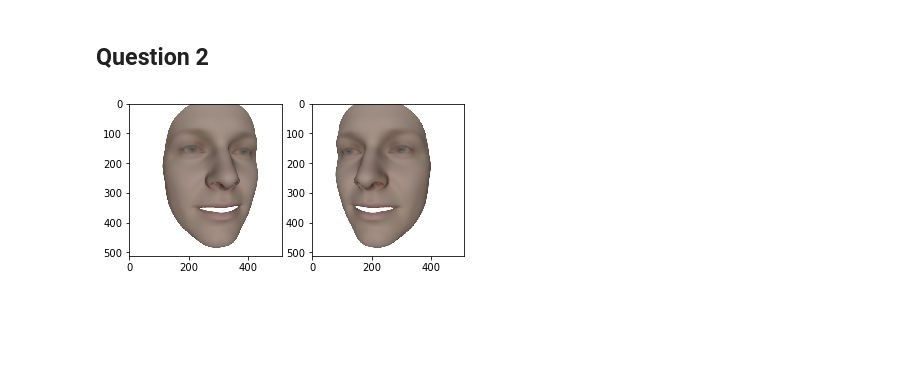
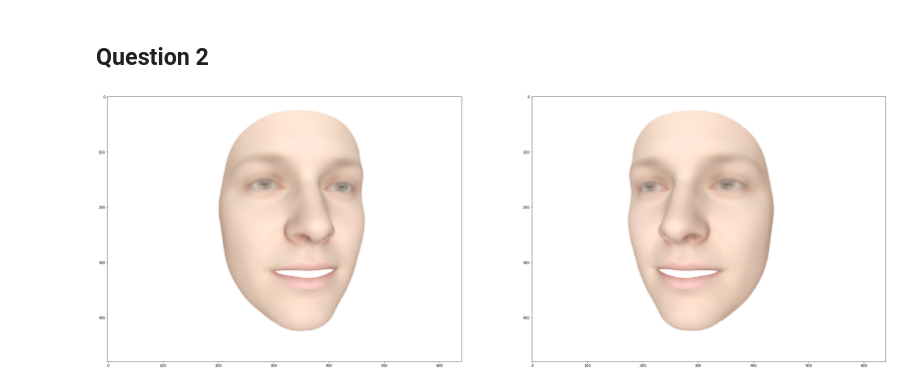
Before and after one commit to dbtmpl/Computer-Vision-2, a Jupyter notebook: Assignment_3/solution_1_to_3.ipynb, the cells around one changed output. Saved outputs shown, nothing was run; the diff lists cells and outputs as text; code cells hidden in the pictures; blank space fills up the shorter version.

```diff
--- a/Assignment_3/solution_1_to_3.ipynb
+++ b/Assignment_3/solution_1_to_3.ipynb
@@ -281,35 +213,35 @@ def projection(S, d=-500, near=10, far=20, yrot=0):
 def get_rot_mat_y(angle):
     angle = angle * np.pi / 180
     m = np.eye(4)
     m[:3, :3] = np.array((
          (np.cos(angle), 0, np.sin(angle)),
          (0, 1, 0),
          (-np.sin(angle), 0, np.cos(angle))
     ))
     return m
 
 mesh = trimesh.base.Trimesh(
     vertices=new_face(0, 0),
     faces=triangles,
     vertex_colors=mean_tex
 )
 
 points = mesh.vertices.T
 ncoords, npoints = points.shape
 S = np.vstack((points, np.ones(npoints)))
 
-
+plt.figure(figsize=(40, 30))
 
 plt.subplot(1, 2, 1)
 mesh.vertices = (get_rot_mat_y(10) @ S)[:3].T
-color, depth = render_mesh(mesh)
+color = plot_mesh(mesh)
 plt.imshow(color)
 
 plt.subplot(1, 2, 2)
 mesh.vertices = (get_rot_mat_y(-10) @ S)[:3].T
-color, depth = render_mesh(mesh)
+color = plot_mesh(mesh)
 plt.imshow(color)
 plt.show()
 # %% [output]
-[figure, old version]
+[figure, new version]
 # %%
```
Also changed, not shown: parts of 11 cells of this notebook, 5 other files.
